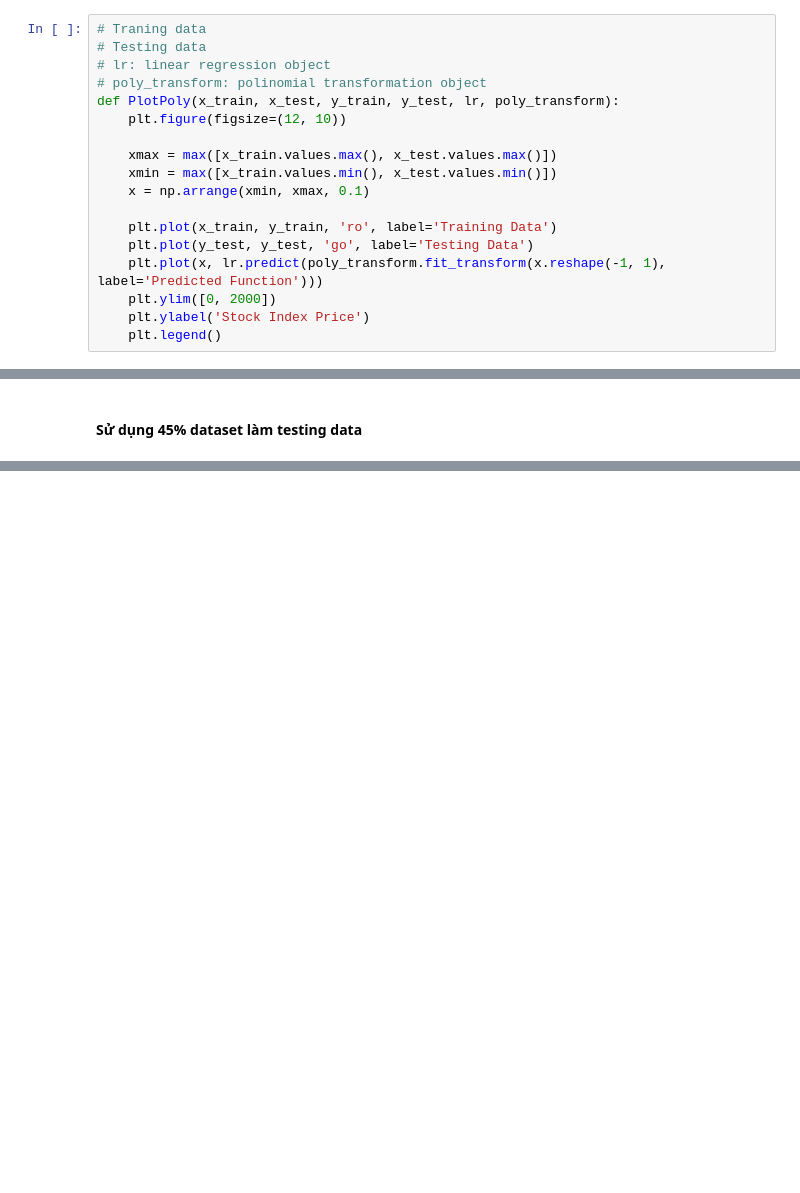
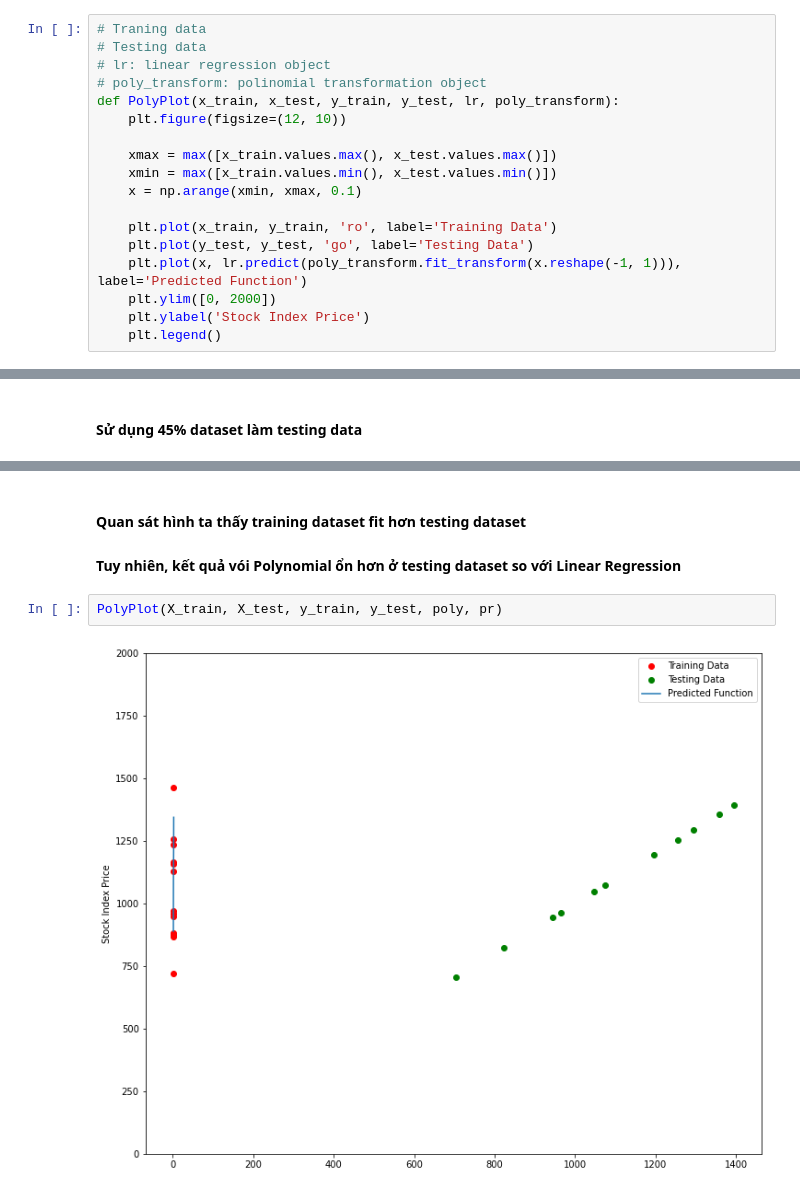
Before and after one commit to hieplk97/Data-Science, a Jupyter notebook: Data Pre-processing and Analysis/Exercise/Chapter 08/Ex2 Economy.ipynb, the cells around one changed output, grey strips where cells are left out. Saved outputs shown, nothing was run; the diff lists cells and outputs as text; blank space fills up the shorter version.

```diff
--- a/Data Pre-processing and Analysis/Exercise/Chapter 08/Ex2 Economy.ipynb
+++ b/Data Pre-processing and Analysis/Exercise/Chapter 08/Ex2 Economy.ipynb
@@ -18,16 +18,16 @@ def DistrbutionPlot(RedFunction, BlueFunction, RedName, BlueName, Title):
 # Testing data
 # lr: linear regression object
 # poly_transform: polinomial transformation object
-def PlotPoly(x_train, x_test, y_train, y_test, lr, poly_transform):
+def PolyPlot(x_train, x_test, y_train, y_test, lr, poly_transform):
     plt.figure(figsize=(12, 10))
 
     xmax = max([x_train.values.max(), x_test.values.max()])
     xmin = max([x_train.values.min(), x_test.values.min()])
-    x = np.arrange(xmin, xmax, 0.1)
+    x = np.arange(xmin, xmax, 0.1)
 
     plt.plot(x_train, y_train, 'ro', label='Training Data')
     plt.plot(y_test, y_test, 'go', label='Testing Data')
-    plt.plot(x, lr.predict(poly_transform.fit_transform(x.reshape(-1, 1), label='Predicted Function')))
+    plt.plot(x, lr.predict(poly_transform.fit_transform(x.reshape(-1, 1))), label='Predicted Function')
     plt.ylim([0, 2000])
     plt.ylabel('Stock Index Price')
     plt.legend()
@@ -267,0 +295,7 @@ df_compare_pr.head()
+# %% [markdown]
+#### Quan sát hình ta thấy training dataset fit hơn testing dataset
+#### Tuy nhiên, kết quả vói Polynomial ổn hơn ở testing dataset so với Linear Regression
+# %%
+PolyPlot(X_train, X_test, y_train, y_test, poly, pr)
+# %% [output]
+[figure, added]
```
Also changed, not shown: parts of 20 cells of this notebook.
